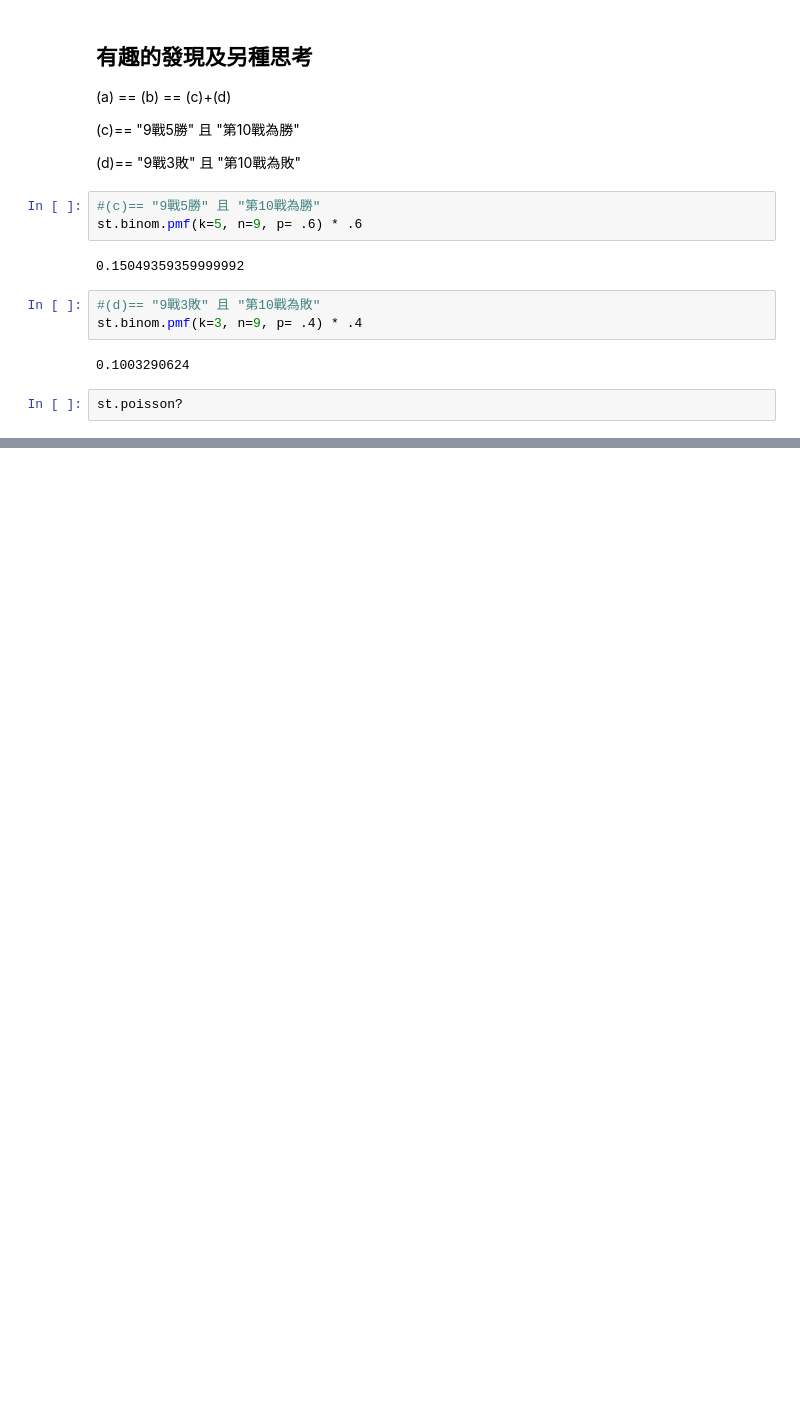
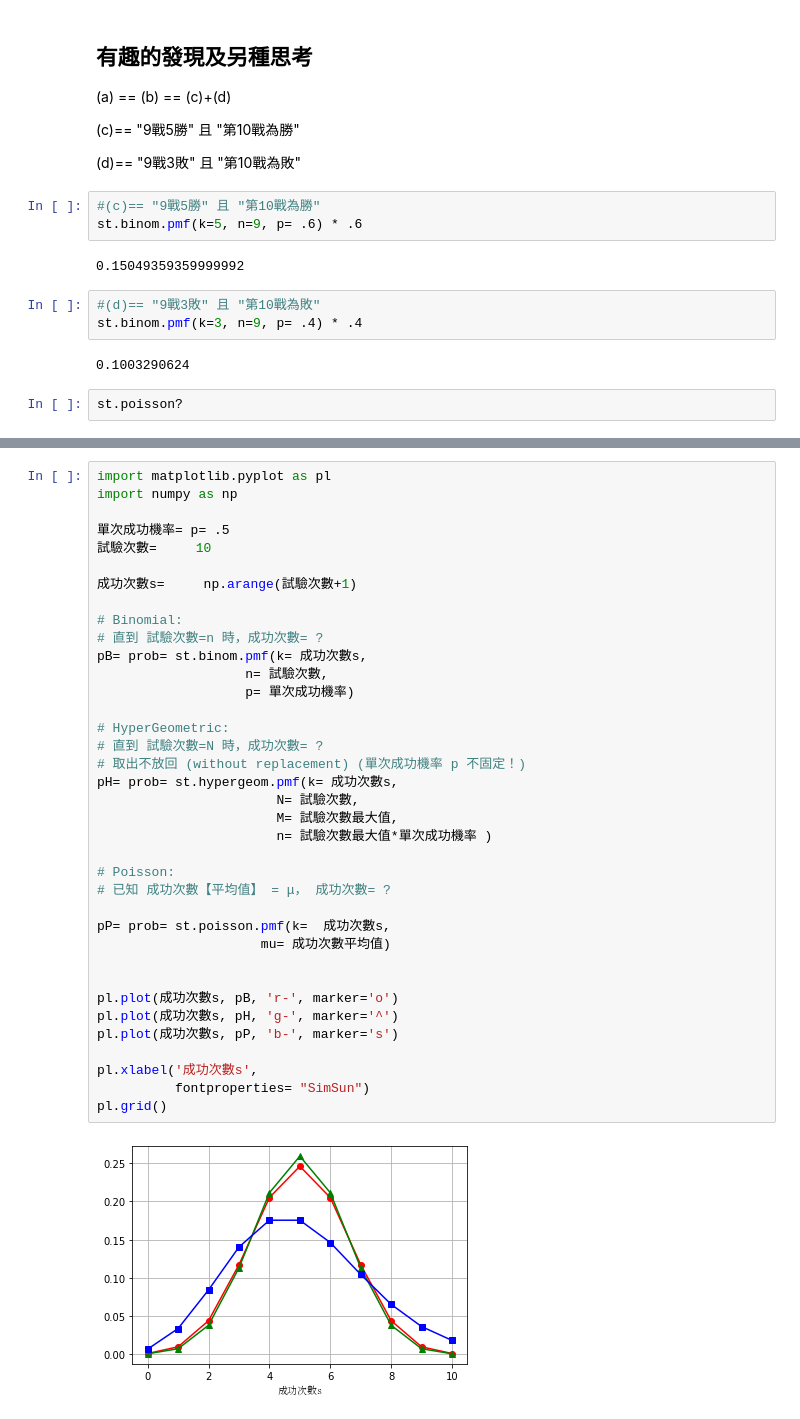
Before and after one commit to renyuanL/_ryProb2020, a Jupyter notebook: probCh03_2.ipynb, the cells around one changed output, grey strips where cells are left out. Saved outputs shown, nothing was run; the diff lists cells and outputs as text; blank space fills up the shorter version.

```diff
--- a/probCh03_2.ipynb
+++ b/probCh03_2.ipynb
@@ -1541,0 +1623,39 @@ st.poisson?
+# %%
+import matplotlib.pyplot as pl
+import numpy as np
+
+單次成功機率= p= .5
+試驗次數=     10
+
+成功次數s=     np.arange(試驗次數+1)
+
+# Binomial:
+# 直到 試驗次數=n 時，成功次數= ?
+pB= prob= st.binom.pmf(k= 成功次數s,
+                   n= 試驗次數,
+                   p= 單次成功機率)
+
+# HyperGeometric:
+# 直到 試驗次數=N 時，成功次數= ?
+# 取出不放回 (without replacement) (單次成功機率 p 不固定！)
+pH= prob= st.hypergeom.pmf(k= 成功次數s,
+                       N= 試驗次數,
+                       M= 試驗次數最大值,
+                       n= 試驗次數最大值*單次成功機率 )
+
+# Poisson:
+# 已知 成功次數【平均值】 = μ， 成功次數= ?
+
+pP= prob= st.poisson.pmf(k=  成功次數s,
+                     mu= 成功次數平均值)
+
+
+pl.plot(成功次數s, pB, 'r-', marker='o')
+pl.plot(成功次數s, pH, 'g-', marker='^')
+pl.plot(成功次數s, pP, 'b-', marker='s')
+
+pl.xlabel('成功次數s',
+          fontproperties= "SimSun")
+pl.grid()
+# %% [output]
+[figure, added]
```
Also changed, not shown: parts of 19 cells of this notebook, 3 other files.
